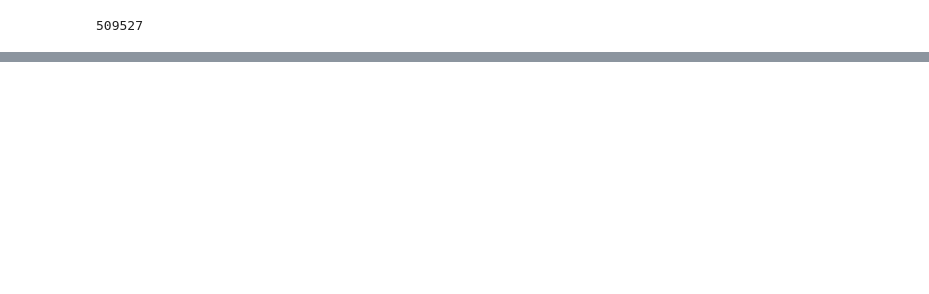
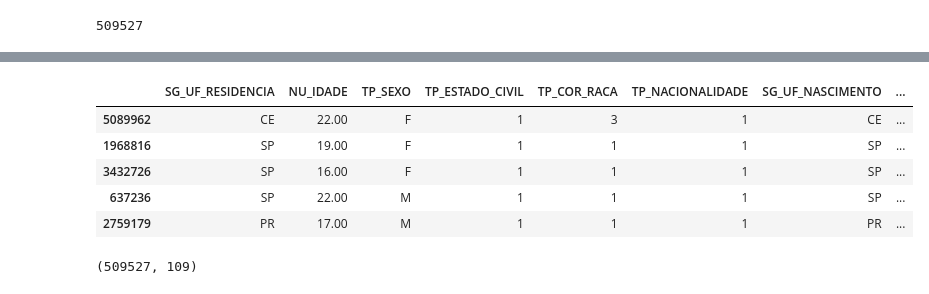
Before and after one commit to rhyanfrazao/aed-enem-2019, a Jupyter notebook: projeto-aed-enem-2019.ipynb, the cells around one changed output, grey strips where cells are left out. Drawn from its saved outputs; the diff is of its cells as text; code cells hidden in the pictures; blank space fills up the shorter version.

Commit message:
eliminando colunas desnecessarias

```diff
--- a/projeto-aed-enem-2019.ipynb
+++ b/projeto-aed-enem-2019.ipynb
@@ -70,0 +113,6 @@ len(df_enem['NU_INSCRICAO'].unique())
+# %%
+# Vamos agora começar a separar algumas colunas que serão removidas
+# Começando pelas colunas com as respostas (que não são relevantes para o estudo):
+
+colunas_questoes = [coluna for coluna in df_enem.columns if coluna.startswith('TX_')]
+display(colunas_questoes)
@@ -70,0 +128,5 @@ len(df_enem['NU_INSCRICAO'].unique())
+# %%
+# Vamos selecionar também as colunas com códigos para remoção
+
+colunas_codigos = [coluna for coluna in df_enem.columns if coluna.startswith('CO_')]
+display(colunas_codigos)
@@ -70,0 +147,5 @@ len(df_enem['NU_INSCRICAO'].unique())
+# %%
+# Não faremos uma análise por municipio, e portanto, eles também serão removidos:
+
+colunas_municipio = [coluna for coluna in df_enem.columns if 'MUNICIPIO' in coluna]
+display(colunas_municipio)
@@ -70,0 +161,17 @@ len(df_enem['NU_INSCRICAO'].unique())
+# %%
+# Removendo as colunas desnecessárias para nosso estudo:
+
+colunas_remover = colunas_questoes + colunas_codigos + colunas_municipio + ['NU_INSCRICAO', 'NU_ANO']
+df_enem = df_enem.drop(colunas_remover, axis=1)
+df_enem.head()
+# %% [output]
+|  | SG_UF_RESIDENCIA | NU_IDADE | TP_SEXO | TP_ESTADO_CIVIL | TP_COR_RACA | TP_NACIONALIDADE | SG_UF_NASCIMENTO | ... |
+| 5089962 | CE | 22.00 | F | 1 | 3 | 1 | CE | ... |
+| 1968816 | SP | 19.00 | F | 1 | 1 | 1 | SP | ... |
+| 3432726 | SP | 16.00 | F | 1 | 1 | 1 | SP | ... |
+| 637236 | SP | 22.00 | M | 1 | 1 | 1 | SP | ... |
+| 2759179 | PR | 17.00 | M | 1 | 1 | 1 | PR | ... |
+# %%
+df_enem.shape
+# %% [output]
+(509527, 109)
```
Also changed, not shown: parts of 6 cells of this notebook.
